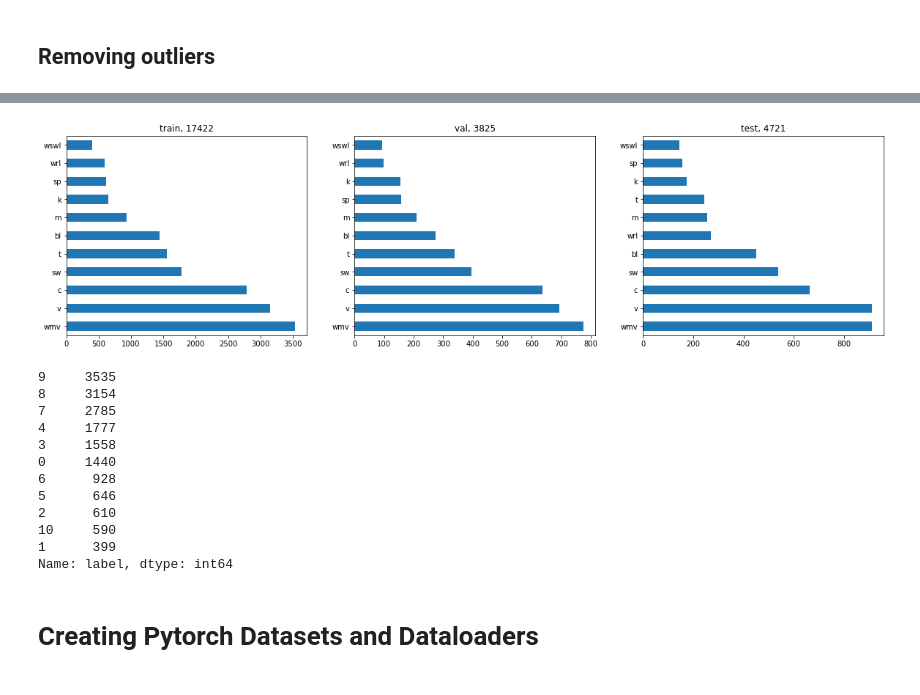
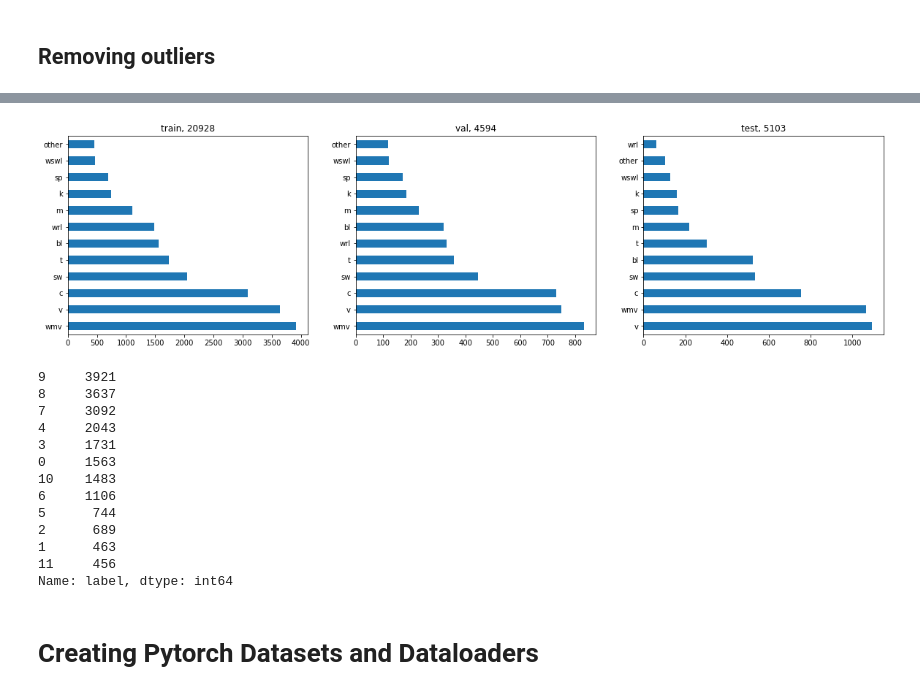
Before and after one commit to kalfasyan/stickybugs-ai, a Jupyter notebook: 002_Model_training.ipynb, the cells around one changed output, grey strips where cells are left out. Saved outputs shown, nothing was run; the diff lists cells and outputs as text; code cells hidden in the pictures.

```diff
--- a/002_Model_training.ipynb
+++ b/002_Model_training.ipynb
@@ -41,13 +37,14 @@ df = dfs.df
 # %% [markdown]
 ## Removing outliers
 # %%
-df_pre = pd.read_parquet(f"{SAVE_DIR}/df_preparation_{setting}.parquet")
-df = pd.merge(df,df_pre, on=['filename','label','platename','imgname','date','year','plate_idx','location','xtra'])
-df = df[df.knn_outlier==0]
-df = df[df.nb_contours>0]
+df = pd.read_parquet(f"{SAVE_DIR}/df_preparation_{setting}.parquet")
+# df = pd.merge(df,df_pre, on=['filename','platename','imgname','date','year','plate_idx','location','xtra'])
+# df = df[df.knn_outlier==0]
+# df = df[df.nb_contours>0]
+# print(df.label.unique())
 
-oe = OrdinalEncoder(cols=['label'],mapping=[{'col':'label', 'mapping':{'bl':0,'wswl':1,'sp':2,'t':3,'sw':4,'k':5,'m':6,'c':7,'v':8,'wmv':9,'wrl':10}}])
+oe = OrdinalEncoder(cols=['label'],mapping=[{'col':'label', 'mapping':{'bl':0,'wswl':1,'sp':2,'t':3,'sw':4,'k':5,'m':6,'c':7,'v':8,'wmv':9,'wrl':10,'other':11}}])
 df['txt_label'] = df['label']
 df['label'] = oe.fit_transform(df.label)
-df.head()
+df.label.value_counts()
 # %% [output]
@@ -62,35 +65,35 @@ df.head()
 test_plates = train_test_split(df.platename.unique(), random_state=2022, test_size=0.2, shuffle=True)[1].tolist()
 testseries = pd.Series(test_plates)
 inds = testseries.apply(lambda x: 'wortel' in x)
 inds = testseries[inds].sample(11).index.values
 wortel_plates = testseries[inds].tolist()
 test_plates = testseries[testseries.apply(lambda x: x.split('_')[1] != 'wortel')].tolist() + wortel_plates
 
 df_trainval = df[~df.platename.isin(test_plates)]
 df_test = df[df.platename.isin(test_plates)]
 
-topclasses = df['label'].value_counts().head(11).index.tolist()
+topclasses = df['label'].value_counts().head(12).index.tolist()
 
 df = df[df['label'].isin(topclasses)]
 df_trainval = df_trainval[df_trainval['label'].isin(topclasses)]
 df_test = df_test[df_test['label'].isin(topclasses)]
 
 class_weights = class_weight.compute_class_weight('balanced',
                                                   classes=np.unique(df['label'].tolist()),
                                                   y=df['label'].tolist())
 
 class_weights = {np.unique(df['label'])[i]:class_weights[i] for i in range(len(class_weights))}
 df['weights'] = df['label'].map(class_weights)
 
 df_train, df_val = train_test_split(df_trainval, test_size=0.18, random_state=42, shuffle=True)
 
 
 plt.figure(figsize=(20,5))
 plt.subplot(1,3,1);df_train.txt_label.value_counts().plot(kind='barh');plt.title(f'train, {df_train.shape[0]}')
 plt.subplot(1,3,2);df_val.txt_label.value_counts().plot(kind='barh');plt.title(f'val, {df_val.shape[0]}')
 plt.subplot(1,3,3);df_test.txt_label.value_counts().plot(kind='barh');plt.title(f'test, {df_test.shape[0]}');
 # %% [output]
-[figure, old version]
+[figure, new version]
 # %%
 assert len(set(df_train.filename.tolist()).intersection(df_test.filename.tolist())) == 0
 assert len(set(df_train.filename.tolist()).intersection(df_val.filename.tolist())) == 0
@@ -101,17 +104,18 @@ df_test.to_parquet(f"{SAVE_DIR}/df_test_{setting}.parquet")
 # %%
 df_train.label.value_counts()
 # %% [output]
-9     3535
-8     3154
-7     2785
-4     1777
-3     1558
-0     1440
-6      928
-5      646
-2      610
-10     590
-1      399
+9     3921
+8     3637
+7     3092
+4     2043
+3     1731
+0     1563
+10    1483
+6     1106
+5      744
+2      689
+1      463
+11     456
 Name: label, dtype: int64
 # %% [markdown]
 # Creating Pytorch Datasets and Dataloaders
```
Also changed, not shown: parts of 12 cells of this notebook, 6 other files.
